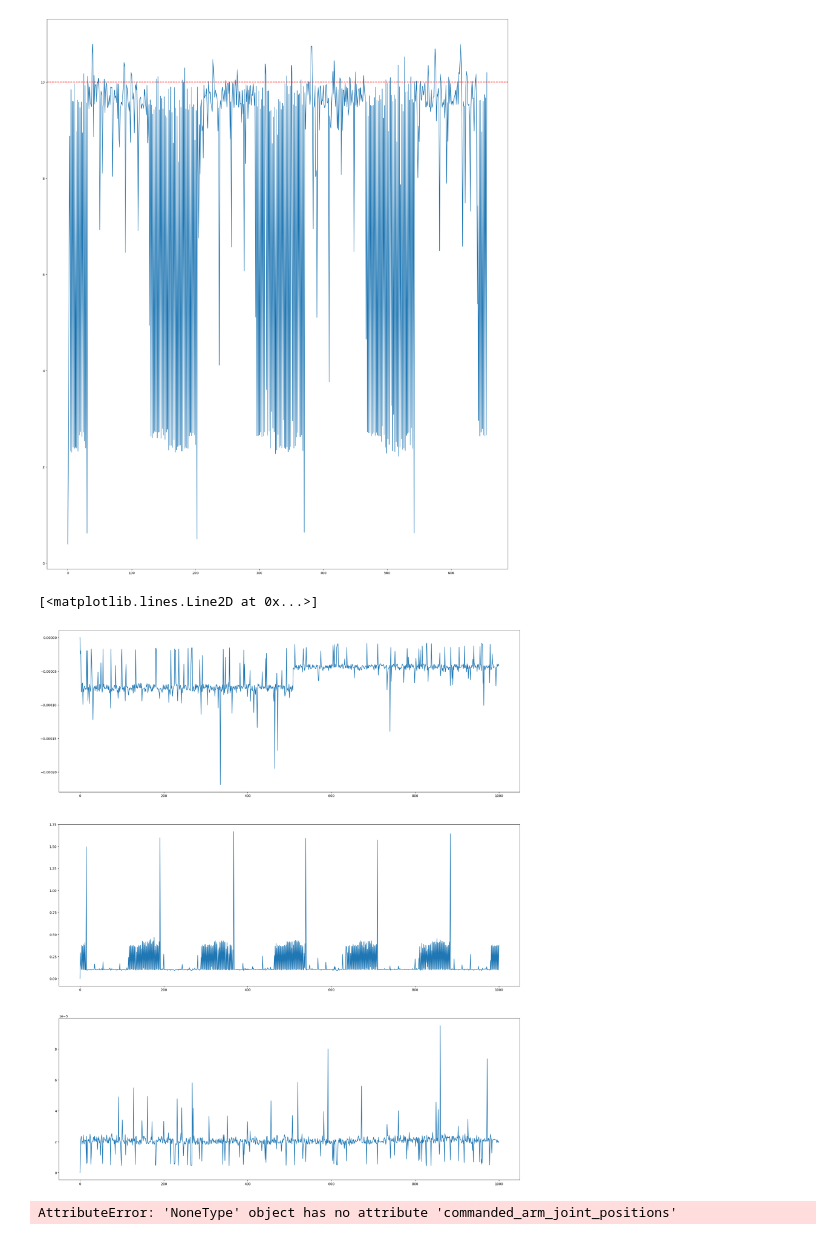
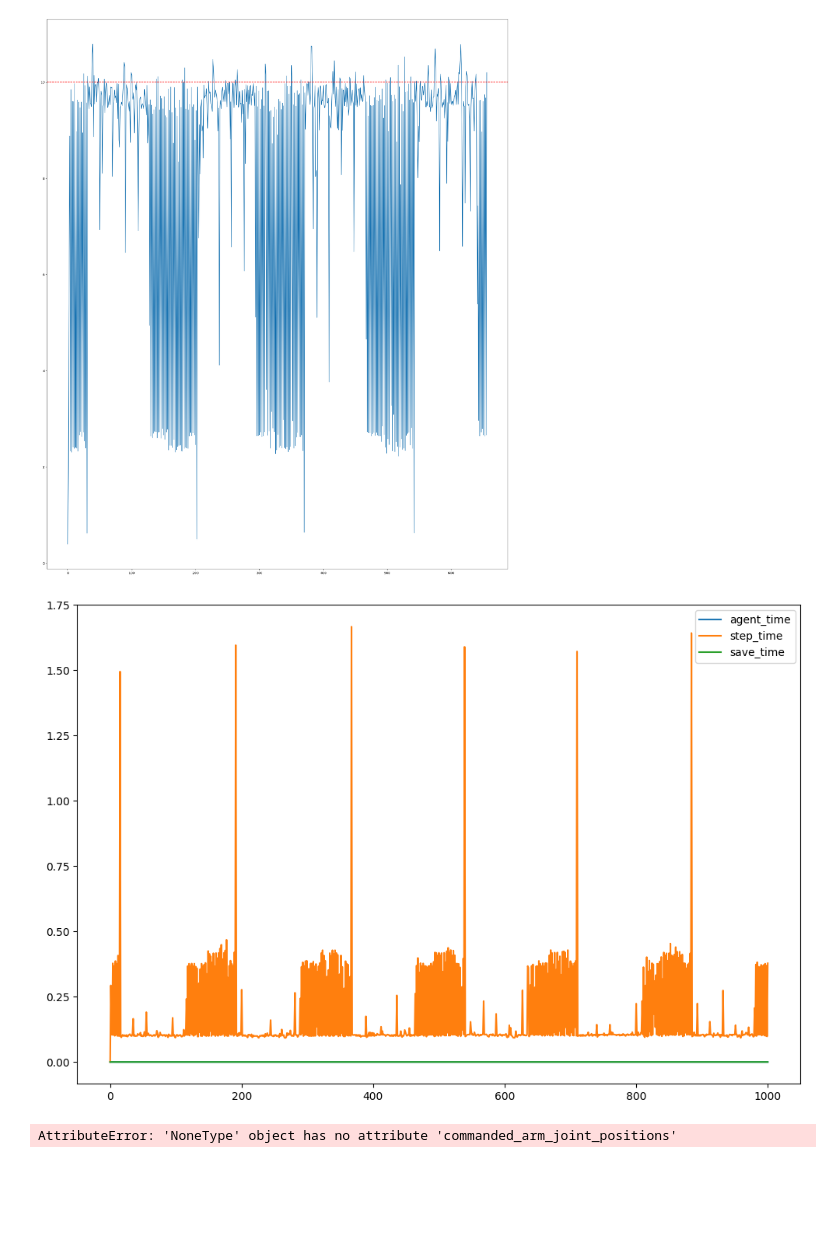
Before and after one commit to benjirer/active-learning-dynamics, a Jupyter notebook: data_analysis/transitions_analysis.ipynb, the cells around one changed output. Saved outputs shown, nothing was run; the diff lists cells and outputs as text; code cells hidden in the pictures; blank space fills up the shorter version.

```diff
--- a/data_analysis/transitions_analysis.ipynb
+++ b/data_analysis/transitions_analysis.ipynb
@@ -10,7 +10,8 @@ Analyse transitions.
 
 """
 
-file_path = "/home/bhoffman/Documents/MT FS24/active-learning-dynamics/collected_data/test20240730-174534/session_buffer.pickle"
+
+file_path = "/home/bhoffman/Documents/MT_FS24/active-learning-dynamics/collected_data/test20240730-174534/session_buffer.pickle"
 with open(file_path, 'rb') as file:
     data = pickle.load(file)
 
@@ -108,20 +109,22 @@ axs.axhline(y=10, color='r', linestyle='--')
 # %%
 # plot time data
 time_data = data.data_buffers[0].times
 agent_time = [t.agent_time for t in time_data]
 agent_time = np.array(agent_time)
 step_time = [t.step_time for t in time_data]
 step_time = np.array(step_time)
 save_time = [t.save_time for t in time_data]
 save_time = np.array(save_time)
 
-fig, axs = plt.subplots(3, 1, figsize=(25, 30))
-axs[0].plot(agent_time, label="agent_time")
-axs[1].plot(step_time, label="step_time")
-axs[2].plot(save_time, label="save_time")
+fig = plt.figure(figsize=(12, 8))
+plt.plot(agent_time, label="agent_time")
+plt.plot(step_time, label="step_time")
+plt.plot(save_time, label="save_time")
+plt.legend()
+
+plt.show()
 # %% [output]
-[<matplotlib.lines.Line2D at 0x...>]
-[figure, old version]
+[figure, new version]
 # %%
 # command tracking analysis for arm joint commands
 
```
Also changed, not shown: parts of 1 cell of this notebook, 5 other files.
